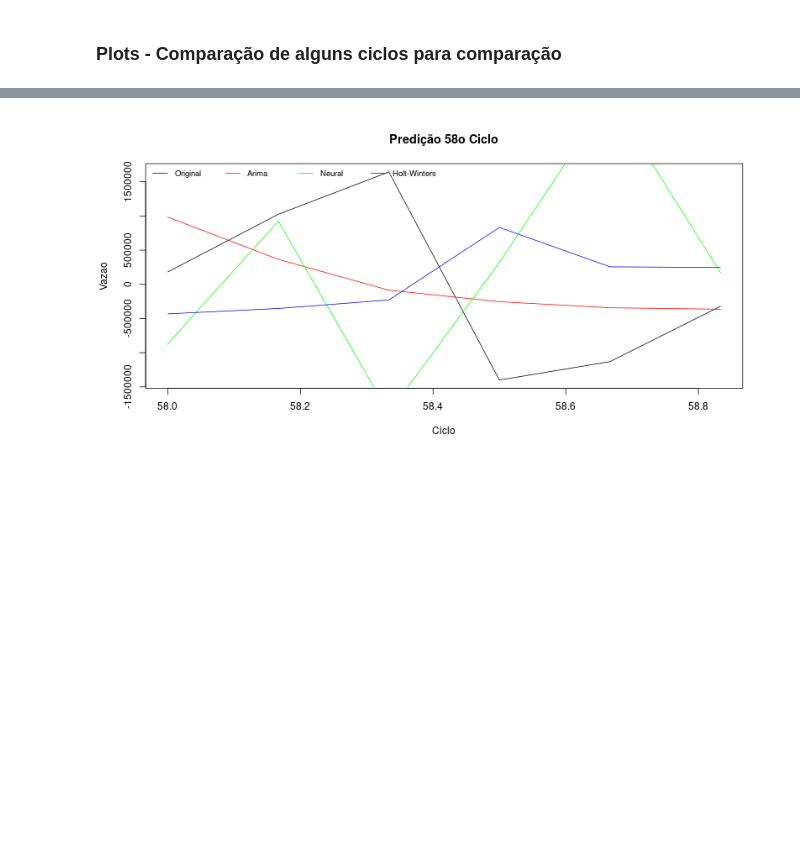
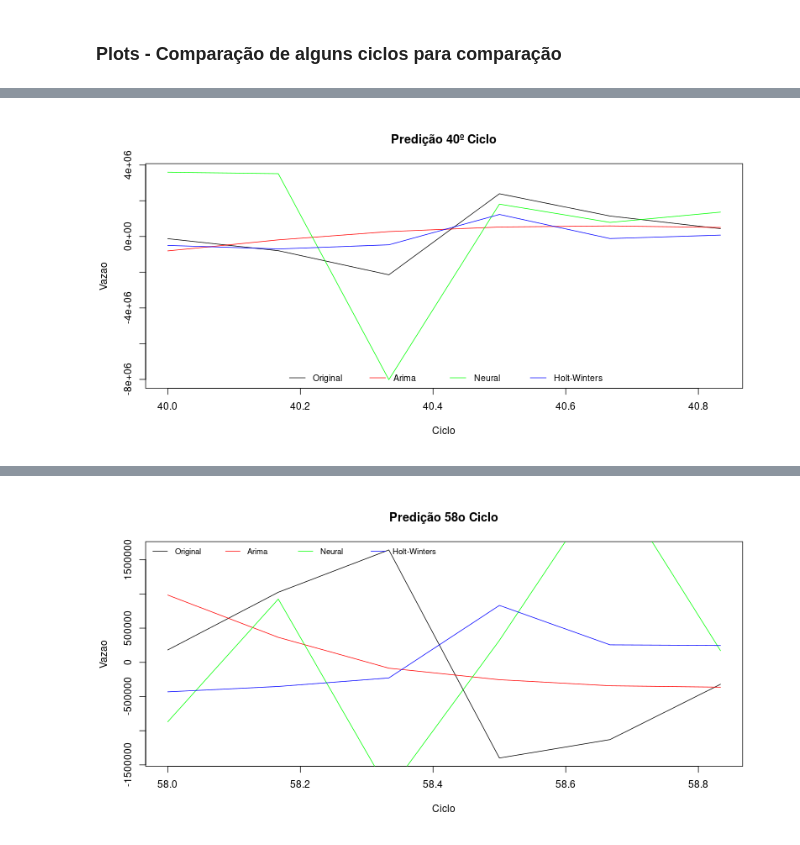
Before and after one commit to LarcesUece/UECE-RNP-PMon2022, a Jupyter notebook: Analise_BBR_Esmond_VazaoFINAL.ipynb, the cells around one changed output, grey strips where cells are left out. Cells and saved outputs as stored; diff of their text form; code cells hidden in the pictures; blank space fills up the shorter version.

```diff
--- a/Analise_BBR_Esmond_VazaoFINAL.ipynb
+++ b/Analise_BBR_Esmond_VazaoFINAL.ipynb
@@ -1055,0 +1209,13 @@ legend("bottom", legend = c("Original", "Arima", "Neural","Holt-Winters"),
+# %%
+%%R -w 800 -h 400
+
+mini = min(c(mytsTest40, prevArima39$mean, prevNeural39$mean, prevHoltETS39$mean)) - 20000
+maxi = max(c(mytsTest40, prevArima39$mean, prevNeural39$mean, prevHoltETS39$mean)) + 15000
+plot(mytsTest40, main= "Predição 40º Ciclo", xlab="Ciclo", ylab="Vazao", ylim=c(mini, maxi))
+lines(prevArima39$mean, col="red")
+lines(prevNeural39$mean, col="green")
+lines(prevHoltETS39$mean, col="blue")
+legend("bottom", legend = c("Original", "Arima", "Neural","Holt-Winters"),
+       col = c("black", "red","green","blue"), lty=1:1, cex=0.87, bty = "n", horiz=T)
+# %% [output]
+[figure, added]
```
Also changed, not shown: parts of 31 cells of this notebook, 2 other files.
